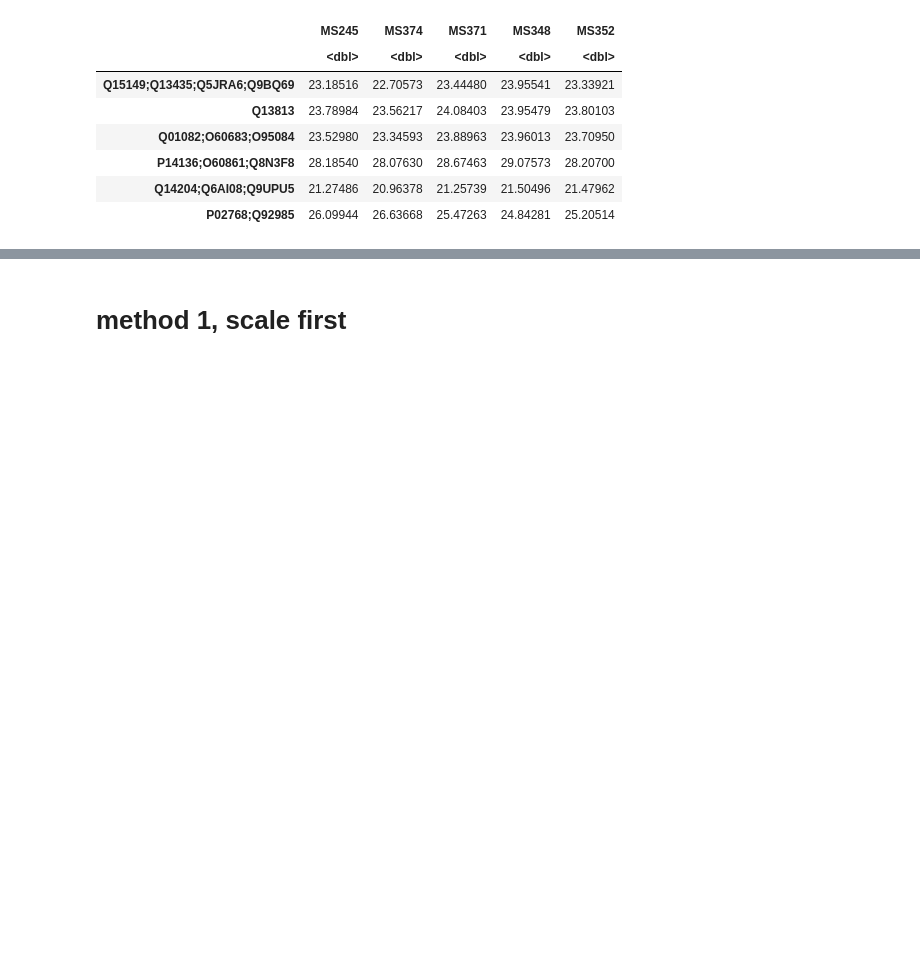
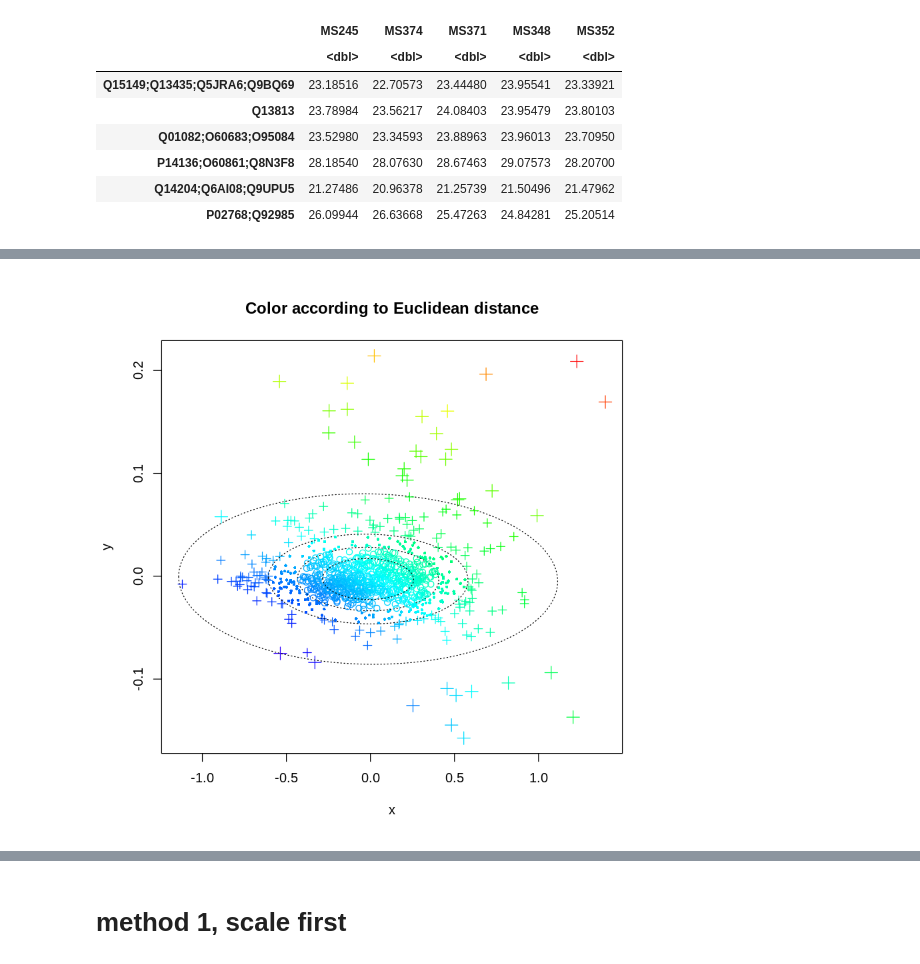
Before and after one commit to zhuy16/learning_notes, a Jupyter notebook: Clustering_forAlexDataBySample.ipynb, the cells around one changed output, grey strips where cells are left out. Drawn from its saved outputs; the diff is of its cells as text; code cells hidden in the pictures; blank space fills up the shorter version.

```diff
--- a/Clustering_forAlexDataBySample.ipynb
+++ b/Clustering_forAlexDataBySample.ipynb
@@ -16,0 +25,4 @@ A data.frame: 6 × 5
+# %%
+colorData <- color.plot(pca$x[,1:2], quan=.9999, alpha=0.1)
+# %% [output]
+[figure, added]
```
Also changed, not shown: parts of 6 cells of this notebook, 1 other file.
